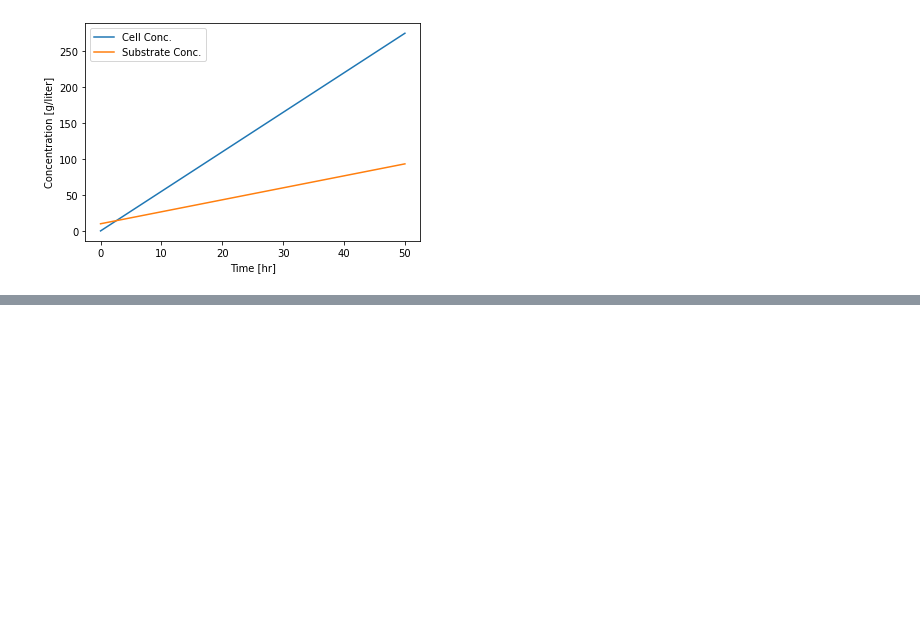
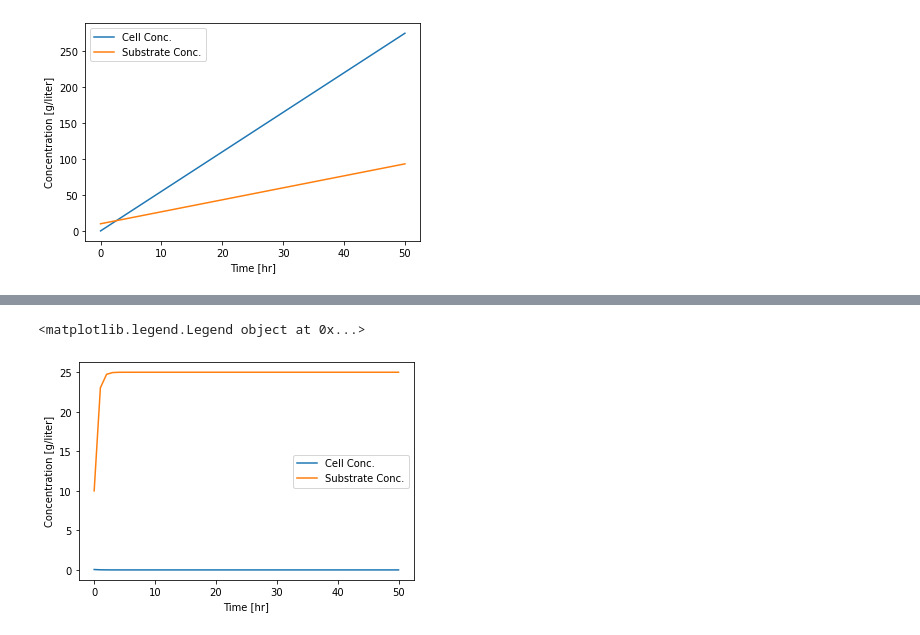
Before and after one commit to RaphaLevy/Artigo_Fenomenos_Biologicos, a Jupyter notebook: Projeto_ModBio_RaphaelLevy_e_ErickBrito_V2.ipynb, the cells around one changed output, grey strips where cells are left out. Cells and saved outputs as stored; diff of their text form; code cells hidden in the pictures; blank space fills up the shorter version.

```diff
--- a/Projeto_ModBio_RaphaelLevy_e_ErickBrito_V2.ipynb
+++ b/Projeto_ModBio_RaphaelLevy_e_ErickBrito_V2.ipynb
@@ -130,0 +178,47 @@ plt.legend(['Cell Conc.',
+# %%
+# Alterando os valores de parâmetros
+
+mumax_new2 = 1.0
+Ks_new2 = 4.00
+Yxs_new2 = 0.5
+Sf_new2 = 25.0
+D_new2 = 2.00
+
+# definição de parâmetros
+
+def mu_new2(S):
+    return mumax_new2*S/(Ks_new2 + S)
+
+def Rg_new2(X,S):
+    return mu_new2(S)*X
+
+# equações diferenciais
+
+def xdif_new2(x,t):
+    X,S = x
+    dX = Rg_new2(X,S)-D_new2*X
+    dS = D_new2*(Sf_new2 - S) - Rg_new2(X,S)/Yxs_new2
+    return [dX,dS]
+
+def xprim_new2(x,u):
+    X,S = x
+    X = Yxs_new2*(Sf_new2-(Ks_new2*D_new2)/(mumax_new2-D_new2))
+    S = Ks_new2*D_new2/(mumax_new2-D_new2)
+    return [X,S]
+# %%
+IC = [0.05, 10.0]
+
+t = np.linspace(0,50)
+sol_new2 = odeint(xdif_new2,IC,t)
+X,S = sol_new2.transpose()
+
+plt.plot(t,X)
+plt.plot(t,S)
+
+plt.xlabel('Time [hr]')
+plt.ylabel('Concentration [g/liter]')
+plt.legend(['Cell Conc.',
+            'Substrate Conc.'])
+# %% [output]
+<matplotlib.legend.Legend object at 0x...>
+[figure, added]
```
Also changed, not shown: parts of 8 cells of this notebook.
